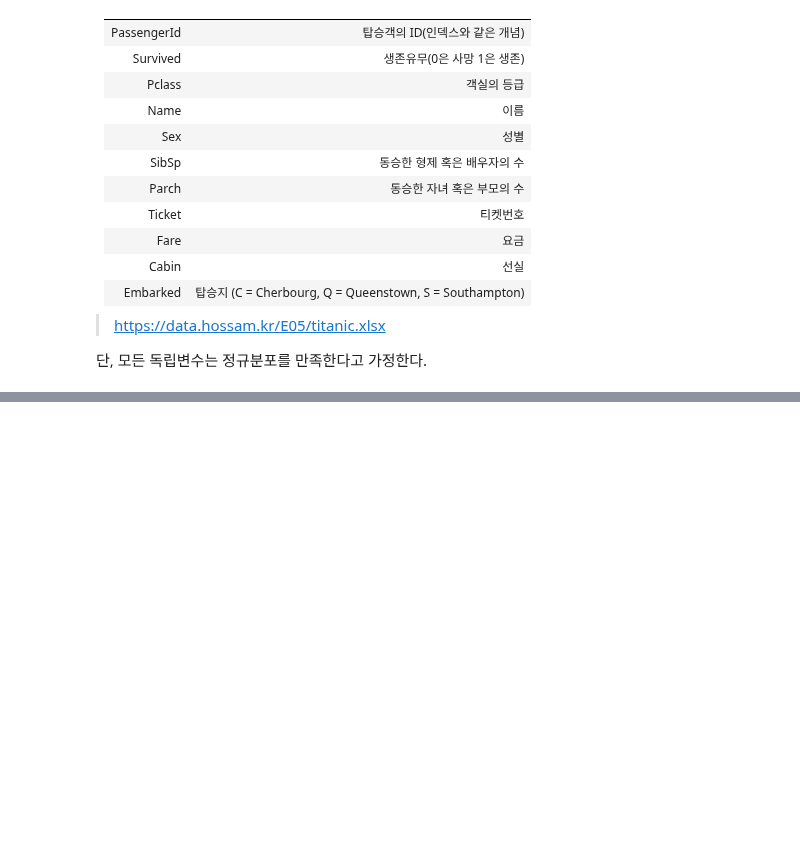
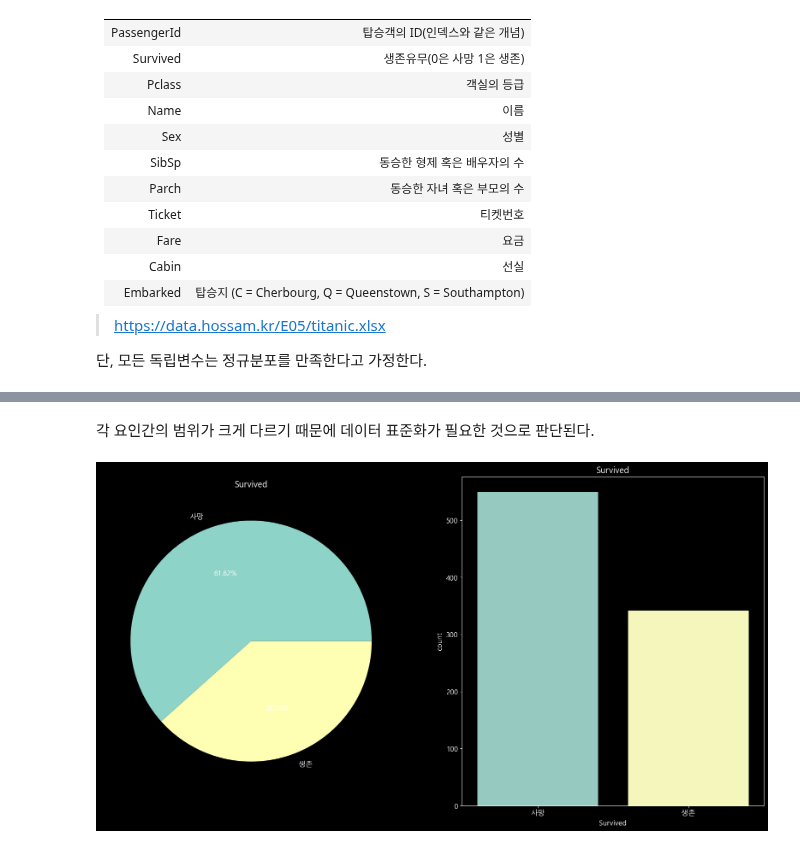
Before and after one commit to maker-lee/megait-data, a Jupyter notebook: E.확증적_데이터_분석/05.로지스틱 회귀/연습문제(1).ipynb, the cells around one changed output, grey strips where cells are left out. Cells and saved outputs as stored; diff of their text form; code cells hidden in the pictures; blank space fills up the shorter version.

```diff
--- a/E.확증적_데이터_분석/05.로지스틱 회귀/연습문제(1).ipynb
+++ b/E.확증적_데이터_분석/05.로지스틱 회귀/연습문제(1).ipynb
@@ -144,0 +258,5 @@ df1.head()
+# %%
+# 나이 결측치
+# 나이 결측을 중앙값으로 채움
+df['Age'].fillna(df['Age'].median(axis=0),inplace=True)
+df
@@ -144,0 +282,6 @@ df1.head()
+# %%
+# 탑승지 결측치
+# 최빈값('S')로 Embarked의 null값 대체
+mode_em = df['Embarked'].mode
+df['Embarked'] = df['Embarked'].fillna('S')
+df.head()
@@ -144,0 +295,6 @@ df1.head()
+# %%
+# 탑승객 번호
+# 인덱스로 설정
+
+df = df.set_index("PassengerId")
+df.head()
@@ -144,0 +338,3 @@ df1.head()
+# %%
+eda_df = df.astype({'Survived':'category', 'Pclass': 'category', 'Sex': 'category', 'Embarked': 'category'})
+eda_df.info()
@@ -144,0 +372,21 @@ df1.head()
+# %% [markdown]
+각 요인간의 범위가 크게 다르기 때문에 데이터 표준화가 필요한 것으로 판단된다.
+# %%
+# 생존률 확인하기
+
+fig, (ax1, ax2) = plt.subplots(1, 2, figsize=(20, 10), dpi=100)
+
+vc = eda_df['Survived'].value_counts()
+ax1.pie(vc, labels=['사망', '생존'], autopct='%1.2f%%')
+ax1.set_title('Survived')
+ax1.set_ylabel('')
+
+sb.countplot(x=df['Survived'], ax=ax2)
+ax2.set_title('Survived')
+ax2.set_xticks([0, 1])
+ax2.set_xticklabels(['사망', '생존'])
+
+plt.show()
+plt.close()
+# %% [output]
+[figure, added]
```
Also changed, not shown: parts of 74 cells of this notebook, 2 other files.
